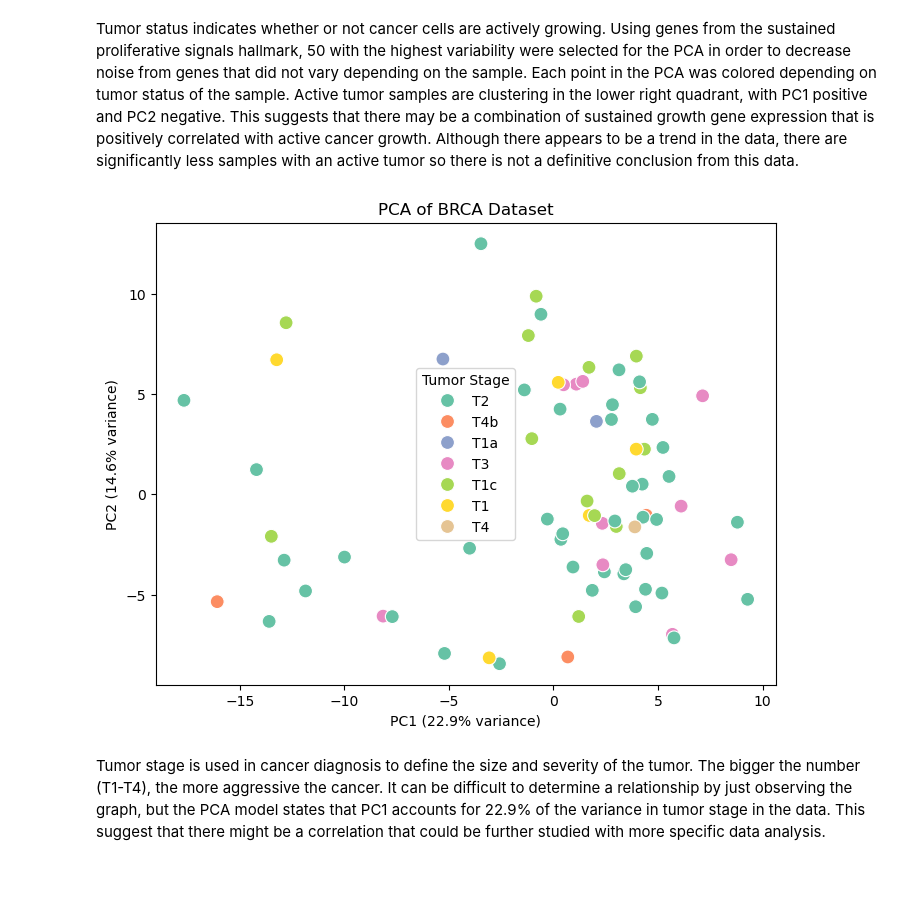
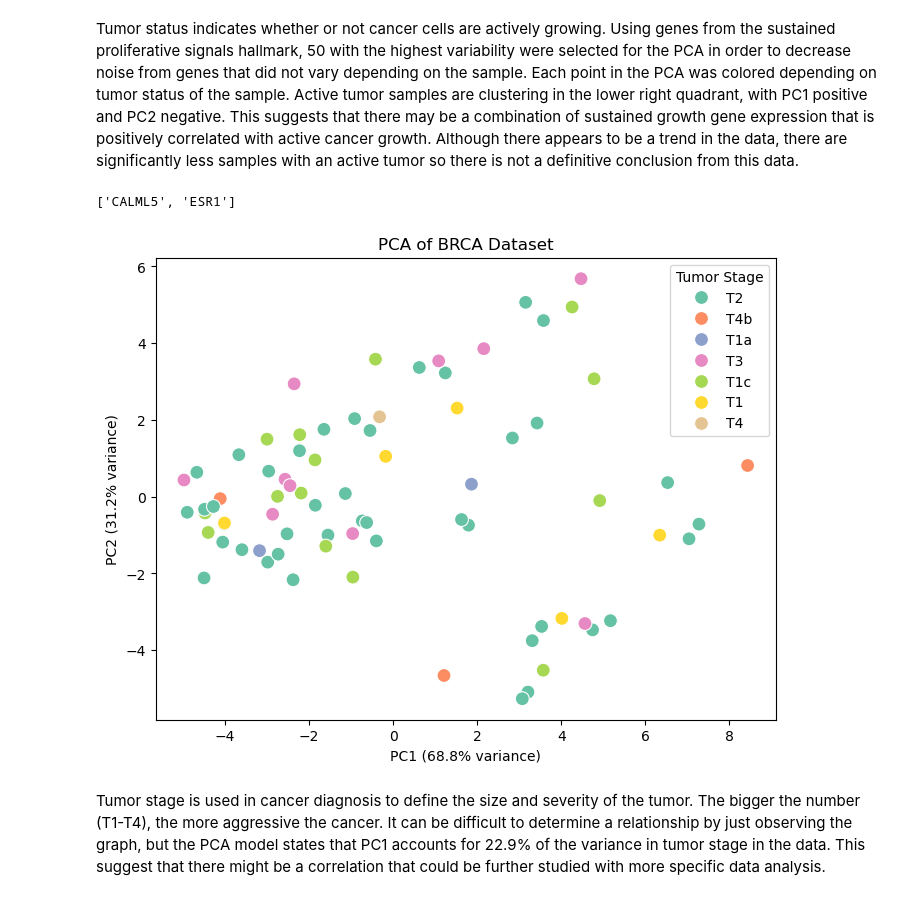
Before and after one commit to isabellaorlando1/Grosso-Orlando-Module-4-Cancer, a Jupyter notebook: code/in_class_DR_clustering.ipynb, the cells around one changed output. Drawn from its saved outputs; the diff is of its cells as text; code cells hidden in the pictures.

```diff
--- a/code/in_class_DR_clustering.ipynb
+++ b/code/in_class_DR_clustering.ipynb
@@ -154,27 +155,28 @@ plt.show()
 Tumor status indicates whether or not cancer cells are actively growing. Using genes from the sustained proliferative signals hallmark, 50 with the highest variability were selected for the PCA in order to decrease noise from genes that did not vary depending on the sample. Each point in the PCA was colored depending on tumor status of the sample. Active tumor samples are clustering in the lower right quadrant, with PC1 positive and PC2 negative. This suggests that there may be a combination of sustained growth gene expression that is positively correlated with active cancer growth. Although there appears to be a trend in the data, there are significantly less samples with an active tumor so there is not a definitive conclusion from this data.
 # %%
 clean2 = BRCA_merged[BRCA_merged['ajcc_tumor_pathologic_pt'].isin(['T1', 'T1a', 'T1b', 'T1c', 'T2', 'T2a', 'T2b', 'T2c', 'T3', 'T3a', 'T3b', 'T3c', 'T4', 'T4a', 'T4b', 'T4c'])]
-top50 = clean2[gene_list].var().nlargest(50).index.tolist()
-
+top50 = clean2[gene_list].var().nlargest(2).index.tolist()
+print(top50)
 X2 = clean2[top50]
 Y2 = clean2['ajcc_tumor_pathologic_pt'].astype(str)
 pca = PCA(n_components=2)
 X_pca = pca.fit_transform(X2)
 plt.figure(figsize=(8, 6))
 sns.scatterplot(
     x=X_pca[:, 0],
     y=X_pca[:, 1],
     hue=Y2,
     palette="Set2",
     s=100
 )
 plt.title("PCA of BRCA Dataset")
 plt.xlabel(f"PC1 ({pca.explained_variance_ratio_[0]*100:.1f}% variance)")
 plt.ylabel(f"PC2 ({pca.explained_variance_ratio_[1]*100:.1f}% variance)")
 plt.legend(title="Tumor Stage")
 plt.show()
 # %% [output]
+['CALML5', 'ESR1']
-[figure, old version]
+[figure, new version]
 # %% [markdown]
 Tumor stage is used in cancer diagnosis to define the size and severity of the tumor. The bigger the number (T1-T4), the more aggressive the cancer. It can be difficult to determine a relationship by just observing the graph, but the PCA model states that PC1 accounts for 22.9% of the variance in tumor stage in the data. This suggest that there might be a correlation that could be further studied with more specific data analysis.
 # %% [markdown]
```
Also changed, not shown: parts of 4 cells of this notebook, 1 other file.
